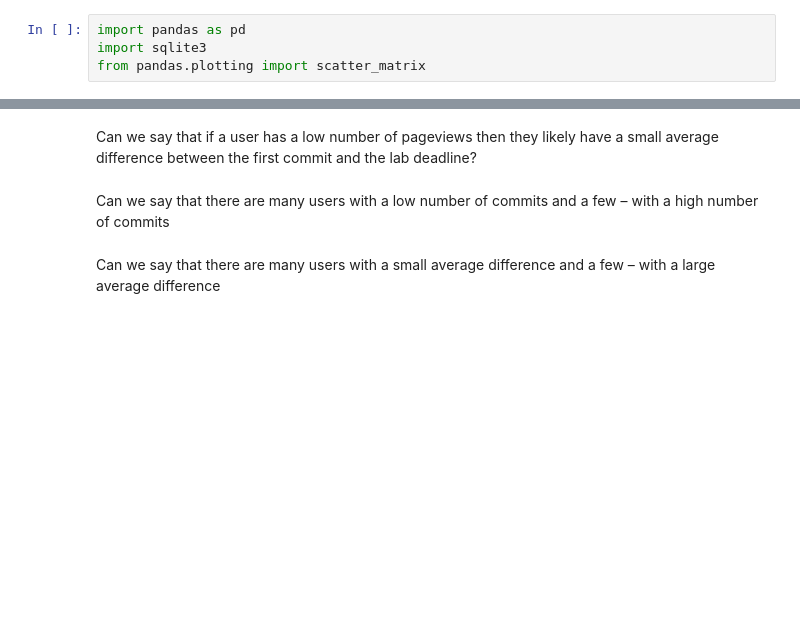
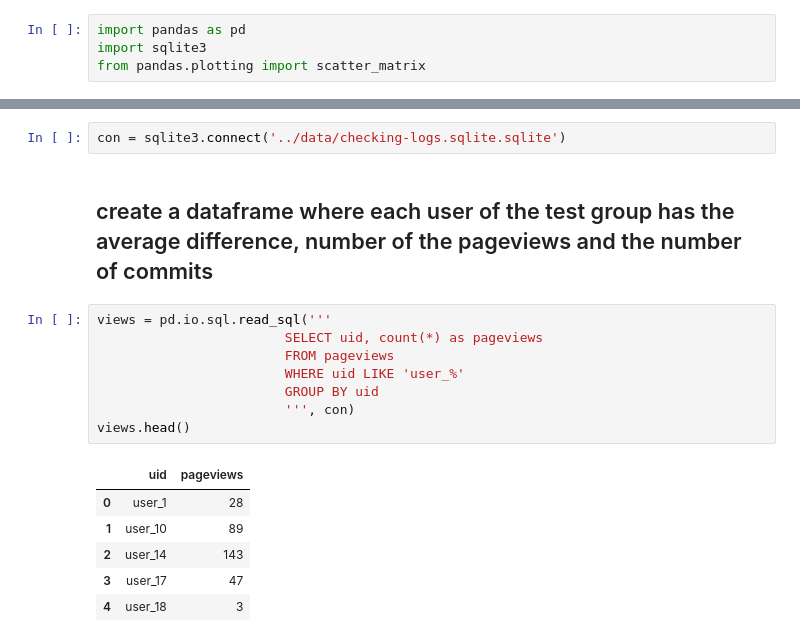
Before and after one commit to djoye21school/Piscine_DS, a Jupyter notebook: day07/ex06/06_scatter_matrix.ipynb, the cells around one changed output, grey strips where cells are left out. Drawn from its saved outputs; the diff is of its cells as text; blank space fills up the shorter version.

```diff
--- a/day07/ex06/06_scatter_matrix.ipynb
+++ b/day07/ex06/06_scatter_matrix.ipynb
@@ -113,9 +5,19 @@ have a low number of commits?
-# %% [markdown]
-Can we say that if a user has a low number of pageviews then they likely have
-a small average difference between the first commit and the lab deadline?
-# %% [markdown]
-Can we say that there are many users with a low number of commits and a
-few – with a high number of commits
-# %% [markdown]
-Can we say that there are many users with a small average difference and a
-few – with a large average difference
+# %%
+con = sqlite3.connect('../data/checking-logs.sqlite.sqlite')
+# %% [markdown]
+## create a dataframe where each user of the test group has the average difference, number of the pageviews and the number of commits
+# %%
+views = pd.io.sql.read_sql('''
+                        SELECT uid, count(*) as pageviews
+                        FROM pageviews
+                        WHERE uid LIKE 'user_%'
+                        GROUP BY uid
+                        ''', con)
+views.head()
+# %% [output]
+|  | uid | pageviews |
+| 0 | user_1 | 28 |
+| 1 | user_10 | 89 |
+| 2 | user_14 | 143 |
+| 3 | user_17 | 47 |
+| 4 | user_18 | 3 |
```
Also changed, not shown: parts of 30 cells of this notebook, 11 other files.
